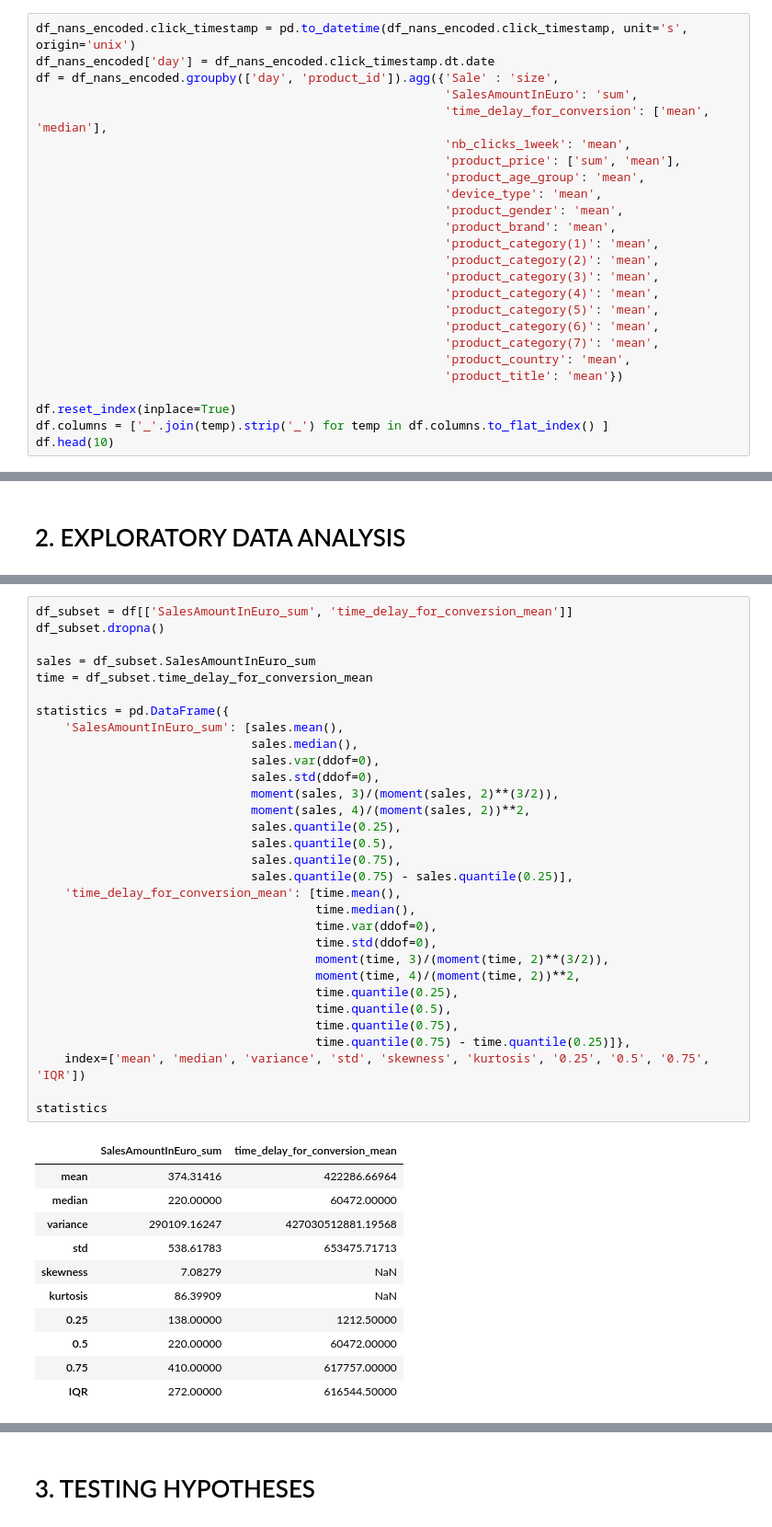
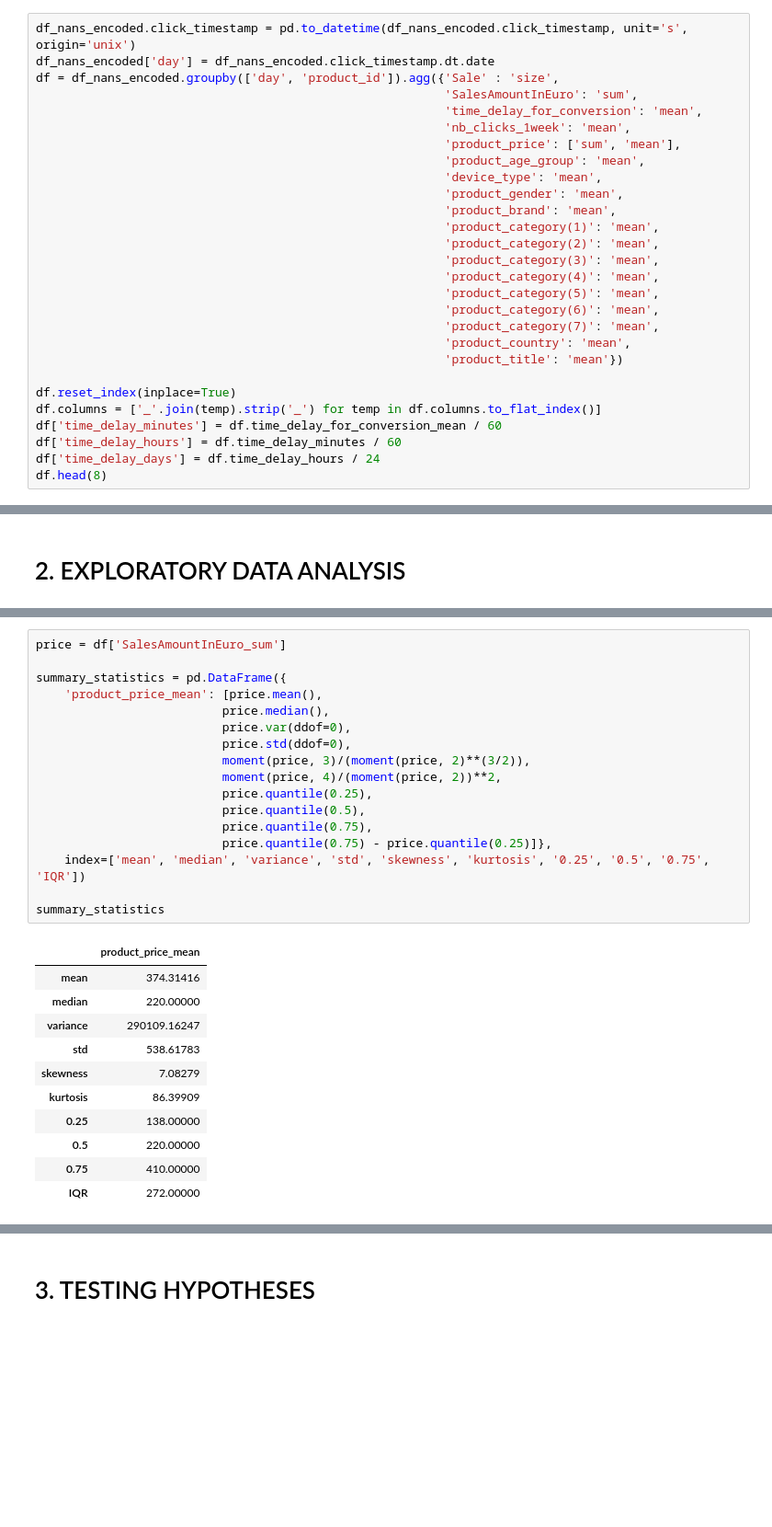
Before and after one commit to anras5/Criteo-Search-Data, a Jupyter notebook: main_notebook.ipynb, the cells around one changed output, grey strips where cells are left out. Shown at 92% size. Saved outputs shown, nothing was run; the diff lists cells and outputs as text; blank space fills up the shorter version.

```diff
--- a/main_notebook.ipynb
+++ b/main_notebook.ipynb
@@ -179,7 +172,7 @@ df_nans_encoded.click_timestamp = pd.to_datetime(df_nans_encoded.click_timestamp
 df_nans_encoded['day'] = df_nans_encoded.click_timestamp.dt.date
 df = df_nans_encoded.groupby(['day', 'product_id']).agg({'Sale' : 'size',
                                                          'SalesAmountInEuro': 'sum',
-                                                         'time_delay_for_conversion': ['mean', 'median'],
+                                                         'time_delay_for_conversion': 'mean',
                                                          'nb_clicks_1week': 'mean',
                                                          'product_price': ['sum', 'mean'],
                                                          'product_age_group': 'mean',
@@ -197,6 +190,9 @@ df = df_nans_encoded.groupby(['day', 'product_id']).agg({'Sale' : 'size',
                                                          'product_title': 'mean'})
 
 df.reset_index(inplace=True)
-df.columns = ['_'.join(temp).strip('_') for temp in df.columns.to_flat_index() ]
-df.head(10)
+df.columns = ['_'.join(temp).strip('_') for temp in df.columns.to_flat_index()]
+df['time_delay_minutes'] = df.time_delay_for_conversion_mean / 60
+df['time_delay_hours'] = df.time_delay_minutes / 60
+df['time_delay_days'] = df.time_delay_hours / 24
+df.head(8)
 # %% [output]
@@ -230,45 +223,31 @@ Statistics:
 - 0.25, 0.5, 0.75 Quantiles
 - IQR
 # %%
-df_subset = df[['SalesAmountInEuro_sum', 'time_delay_for_conversion_mean']]
-df_subset.dropna()
+price = df['SalesAmountInEuro_sum']
 
-sales = df_subset.SalesAmountInEuro_sum
-time = df_subset.time_delay_for_conversion_mean
-
-statistics = pd.DataFrame({
-    'SalesAmountInEuro_sum': [sales.mean(),
-                              sales.median(),
-                              sales.var(ddof=0),
-                              sales.std(ddof=0),
-                              moment(sales, 3)/(moment(sales, 2)**(3/2)),
-                              moment(sales, 4)/(moment(sales, 2))**2,
-                              sales.quantile(0.25),
-                              sales.quantile(0.5),
-                              sales.quantile(0.75),
-                              sales.quantile(0.75) - sales.quantile(0.25)],
-    'time_delay_for_conversion_mean': [time.mean(),
-                                       time.median(),
-                                       time.var(ddof=0),
-                                       time.std(ddof=0),
-                                       moment(time, 3)/(moment(time, 2)**(3/2)),
-                                       moment(time, 4)/(moment(time, 2))**2,
-                                       time.quantile(0.25),
-                                       time.quantile(0.5),
-                                       time.quantile(0.75),
-                                       time.quantile(0.75) - time.quantile(0.25)]},
+summary_statistics = pd.DataFrame({
+    'product_price_mean': [price.mean(),
+                          price.median(),
+                          price.var(ddof=0),
+                          price.std(ddof=0),
+                          moment(price, 3)/(moment(price, 2)**(3/2)),
+                          moment(price, 4)/(moment(price, 2))**2,
+                          price.quantile(0.25),
+                          price.quantile(0.5),
+                          price.quantile(0.75),
+                          price.quantile(0.75) - price.quantile(0.25)]},
     index=['mean', 'median', 'variance', 'std', 'skewness', 'kurtosis', '0.25', '0.5', '0.75', 'IQR'])
 
-statistics
+summary_statistics
 # %% [output]
-|  | SalesAmountInEuro_sum | time_delay_for_conversion_mean |
-| mean | 374.31416 | 422286.66964 |
-| median | 220.00000 | 60472.00000 |
-| variance | 290109.16247 | 427030512881.19568 |
-| std | 538.61783 | 653475.71713 |
-| skewness | 7.08279 | NaN |
-| kurtosis | 86.39909 | NaN |
-| 0.25 | 138.00000 | 1212.50000 |
-| 0.5 | 220.00000 | 60472.00000 |
-| 0.75 | 410.00000 | 617757.00000 |
-| IQR | 272.00000 | 616544.50000 |
+|  | product_price_mean |
+| mean | 374.31416 |
+| median | 220.00000 |
+| variance | 290109.16247 |
+| std | 538.61783 |
+| skewness | 7.08279 |
+| kurtosis | 86.39909 |
+| 0.25 | 138.00000 |
+| 0.5 | 220.00000 |
+| 0.75 | 410.00000 |
+| IQR | 272.00000 |
```
Also changed, not shown: parts of 9 cells of this notebook.
